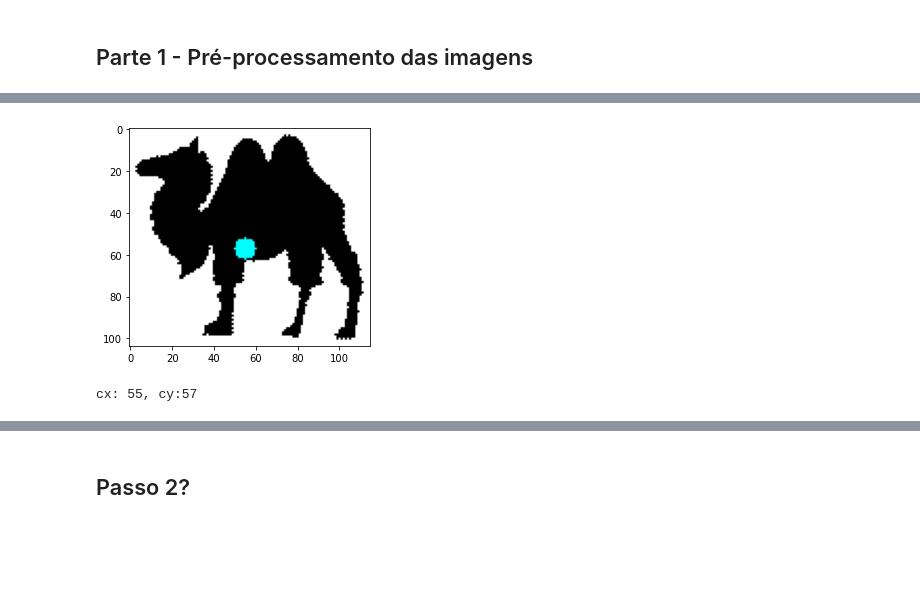
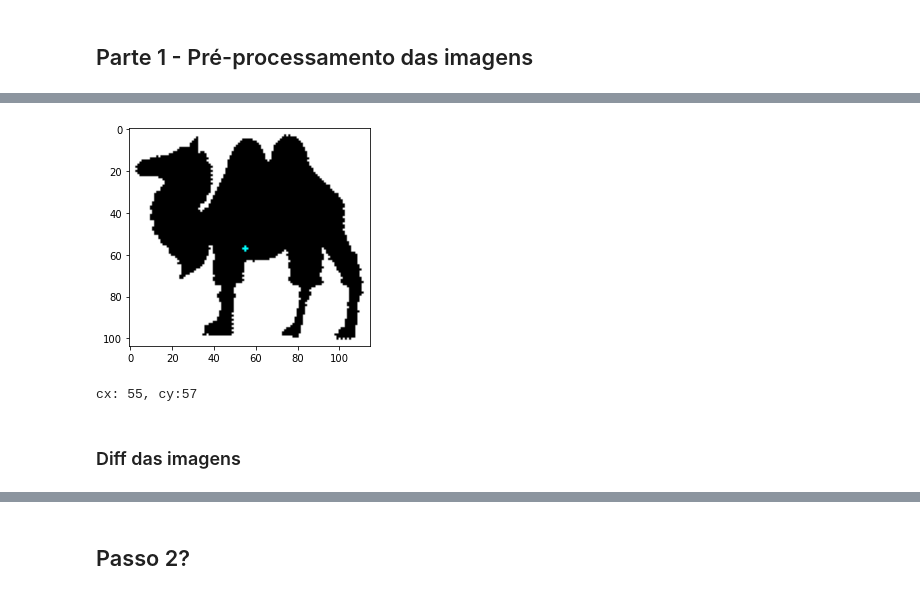
Before and after one commit to artur-martini/content-based-image-retrieval, a Jupyter notebook: notebook.ipynb, the cells around one changed output, grey strips where cells are left out. Saved outputs shown, nothing was run; the diff lists cells and outputs as text; code cells hidden in the pictures; blank space fills up the shorter version.

```diff
--- a/notebook.ipynb
+++ b/notebook.ipynb
@@ -131,16 +120,19 @@ ipyplot.plot_class_tabs(images=[im["img"] for im in path_class_img], labels=[im[
 [interactive output not drawn]
 # %%
 # img moments
+# TODO: https://theailearner.com/tag/image-moments-opencv-python/
 cv_img = cv.imread(path_class_img[:][120]["path"])
 
 moments = cv.moments(cv_img[:,:,0])
 cX = int(moments["m10"]/moments["m00"])
 cY = int(moments["m01"]/moments["m00"])
-cv.circle(cv_img, (cX, cY), 5, (0, 255, 255), -1)
+cv.circle(cv_img, (cX, cY), 1, (0, 255, 255), -1)
 plt.imshow(cv_img)
 plt.show()
 
 print(f'cx: {cX}, cy:{cY}')
 # %% [output]
-[figure, old version]
+[figure, new version]
 cx: 55, cy:57
+# %% [markdown]
+### Diff das imagens
```
Also changed, not shown: parts of 5 cells of this notebook.
